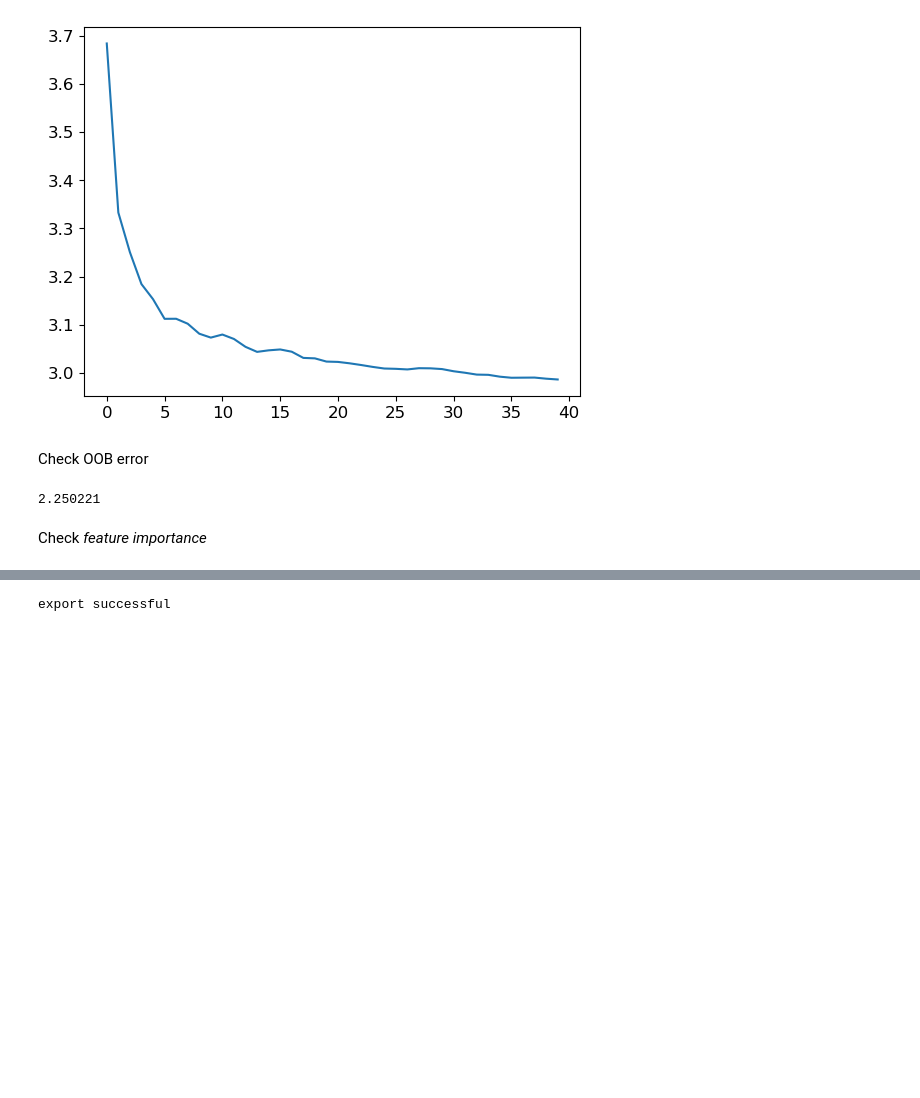
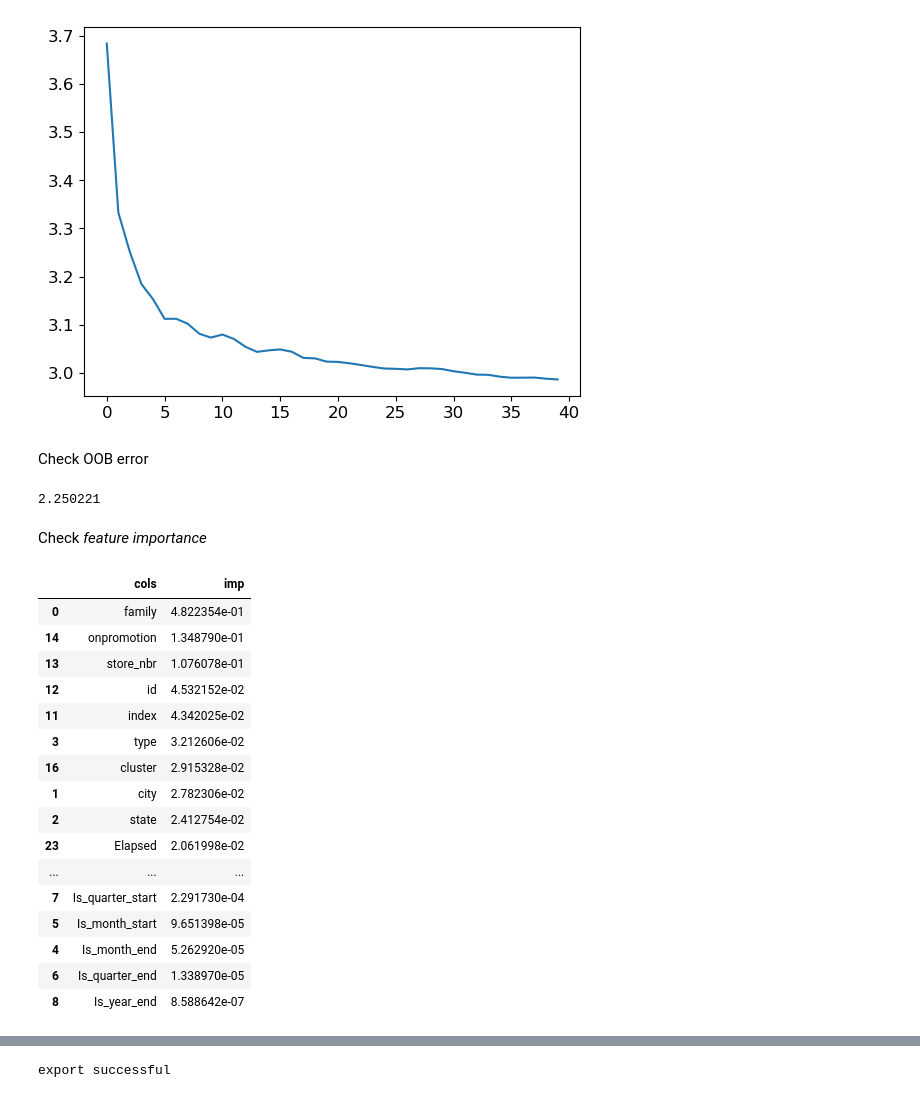
Before and after one commit to peterbull/store-sales-ml, a Jupyter notebook: store_sales_2.ipynb, the cells around one changed output, grey strips where cells are left out. Saved outputs shown, nothing was run; the diff lists cells and outputs as text; code cells hidden in the pictures; blank space fills up the shorter version.

```diff
--- a/store_sales_2.ipynb
+++ b/store_sales_2.ipynb
@@ -215,0 +220,20 @@ Check *feature importance*
+# %%
+fi
+# %% [output]
+|  | cols | imp |
+| 0 | family | 4.822354e-01 |
+| 14 | onpromotion | 1.348790e-01 |
+| 13 | store_nbr | 1.076078e-01 |
+| 12 | id | 4.532152e-02 |
+| 11 | index | 4.342025e-02 |
+| 3 | type | 3.212606e-02 |
+| 16 | cluster | 2.915328e-02 |
+| 1 | city | 2.782306e-02 |
+| 2 | state | 2.412754e-02 |
+| 23 | Elapsed | 2.061998e-02 |
+| ... | ... | ... |
+| 7 | Is_quarter_start | 2.291730e-04 |
+| 5 | Is_month_start | 9.651398e-05 |
+| 4 | Is_month_end | 5.262920e-05 |
+| 6 | Is_quarter_end | 1.338970e-05 |
+| 8 | Is_year_end | 8.588642e-07 |
```
Also changed, not shown: parts of 14 cells of this notebook, 1 other file.
